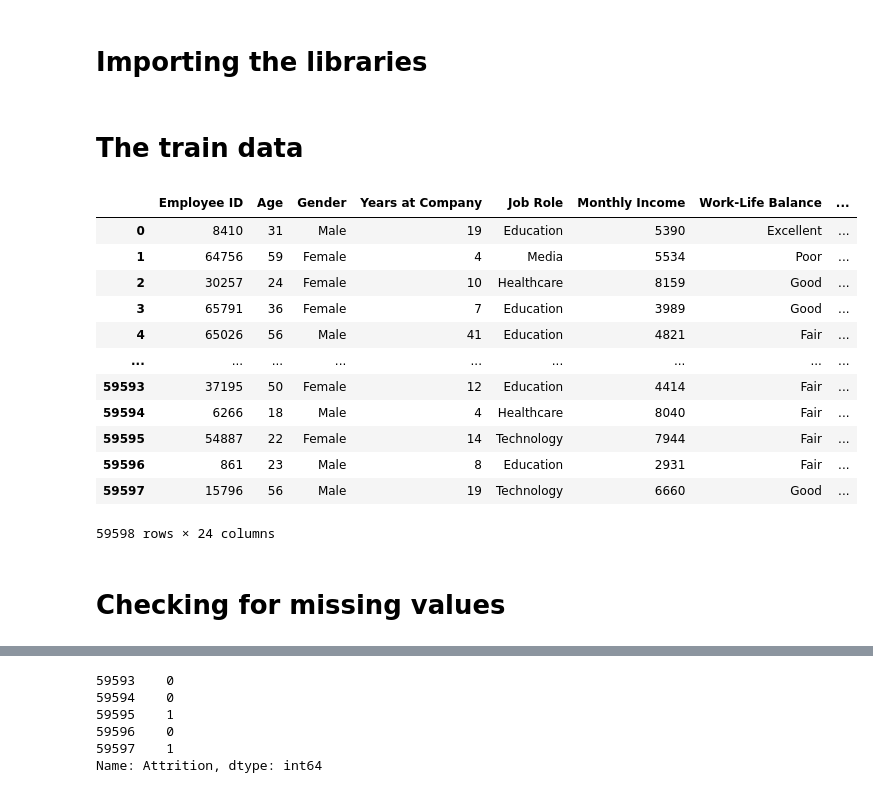
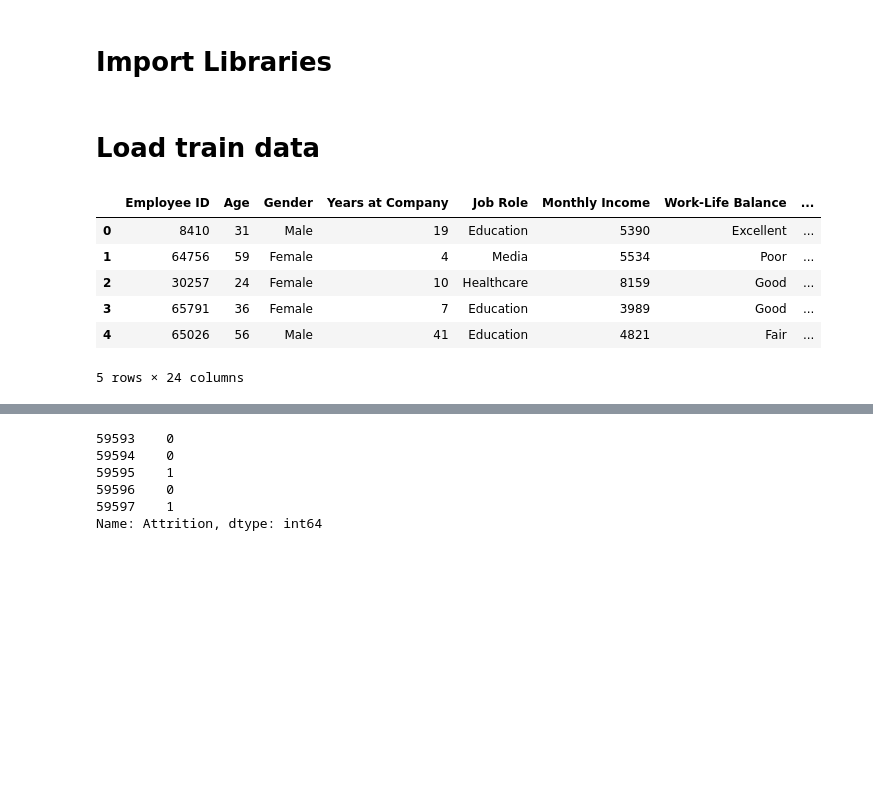
Before and after one commit to EvidanceN/Employee_Attrition_model, a Jupyter notebook: employees-attriction.ipynb, the cells around one changed output, grey strips where cells are left out. Cells and saved outputs as stored; diff of their text form; code cells hidden in the pictures; blank space fills up the shorter version.

Commit message:
Kaggle Notebook | Employees_attriction | Version 4

```diff
--- a/employees-attriction.ipynb
+++ b/employees-attriction.ipynb
@@ -1,5 +1,5 @@
-# %% [markdown]
-# Importing the libraries
+# %% [markdown]
+# Import Libraries
 # %%
 import pandas as pd
 import numpy as np
@@ -15,23 +16,15 @@ from sklearn.linear_model import LogisticRegression
 from sklearn.metrics import accuracy_score, classification_report
 from sklearn.metrics import confusion_matrix, ConfusionMatrixDisplay
 # %% [markdown]
-# The train data
+# Load train data
 # %%
 Employees_train_data=pd.read_csv('/kaggle/input/employee-attrition-dataset/train.csv')
-Employees_train_data
+Employees_train_data.head()
 # %% [output]
 |  | Employee ID | Age | Gender | Years at Company | Job Role | Monthly Income | Work-Life Balance | ... |
 | 0 | 8410 | 31 | Male | 19 | Education | 5390 | Excellent | ... |
 | 1 | 64756 | 59 | Female | 4 | Media | 5534 | Poor | ... |
 | 2 | 30257 | 24 | Female | 10 | Healthcare | 8159 | Good | ... |
 | 3 | 65791 | 36 | Female | 7 | Education | 3989 | Good | ... |
 | 4 | 65026 | 56 | Male | 41 | Education | 4821 | Fair | ... |
-| ... | ... | ... | ... | ... | ... | ... | ... | ... |
-| 59593 | 37195 | 50 | Female | 12 | Education | 4414 | Fair | ... |
-| 59594 | 6266 | 18 | Male | 4 | Healthcare | 8040 | Fair | ... |
-| 59595 | 54887 | 22 | Female | 14 | Technology | 7944 | Fair | ... |
-| 59596 | 861 | 23 | Male | 8 | Education | 2931 | Fair | ... |
-| 59597 | 15796 | 56 | Male | 19 | Technology | 6660 | Good | ... |
-59598 rows × 24 columns
+5 rows × 24 columns
-# %% [markdown]
-# Checking for missing values
```
Also changed, not shown: parts of 26 cells of this notebook.
